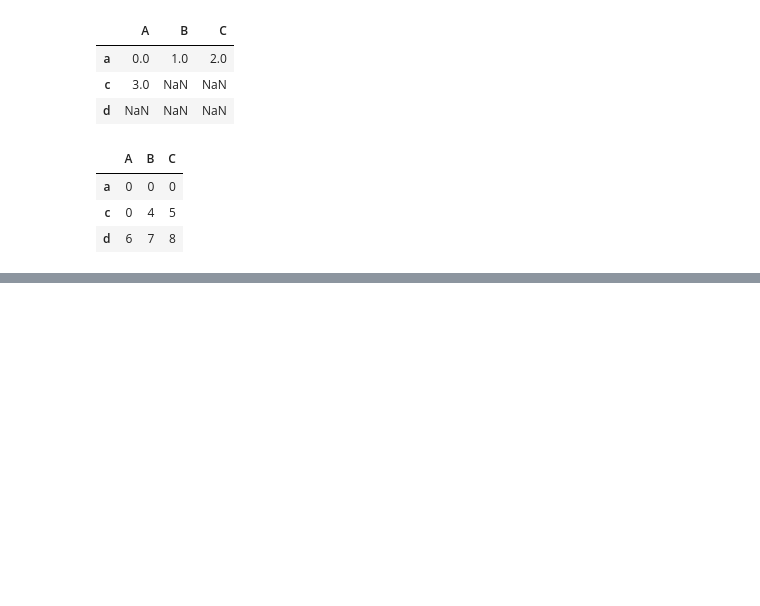
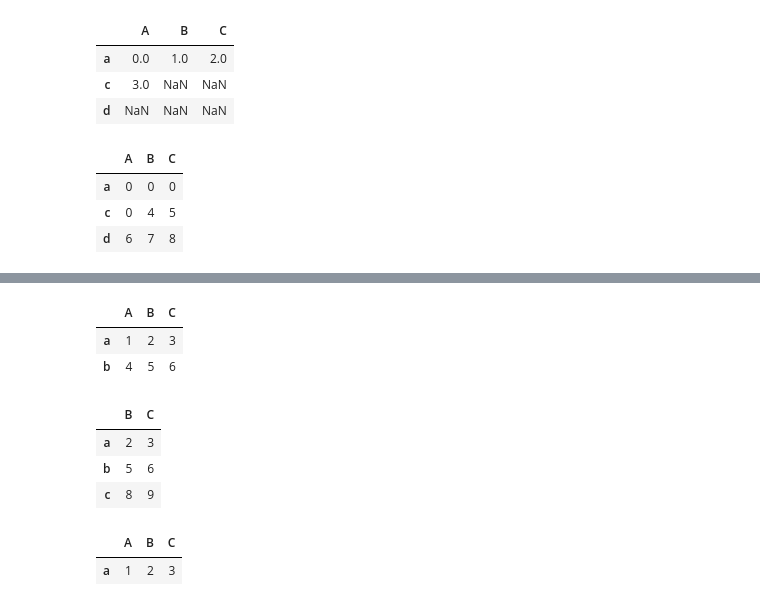
Before and after one commit to McJevons/jupyter-notebook, a Jupyter notebook: pandas基本功能（一）：reindex重新索引，drop删除索引项，索引切片、过滤.ipynb, the cells around one changed output, grey strips where cells are left out. Cells and saved outputs as stored; diff of their text form; code cells hidden in the pictures; blank space fills up the shorter version.

```diff
--- a/pandas基本功能.ipynb
+++ b/pandas基本功能（一）：reindex重新索引，drop删除索引项，索引切片、过滤.ipynb
@@ -232,0 +264,18 @@ frame
+# %%
+data.loc[:'b'] # loc使用标签进行切片，包含末端项
+# %% [output]
+|  | A | B | C |
+| a | 1 | 2 | 3 |
+| b | 4 | 5 | 6 |
+# %%
+data.loc[:,['B','C']] # 使用切片方式选取所有行并选取指定列
+# %% [output]
+|  | B | C |
+| a | 2 | 3 |
+| b | 5 | 6 |
+| c | 8 | 9 |
+# %%
+data.iloc[:1] # iloc使用索引位置进行切片，不包含末端项
+# %% [output]
+|  | A | B | C |
+| a | 1 | 2 | 3 |
```
Also changed, not shown: parts of 7 cells of this notebook, 1 other file.
